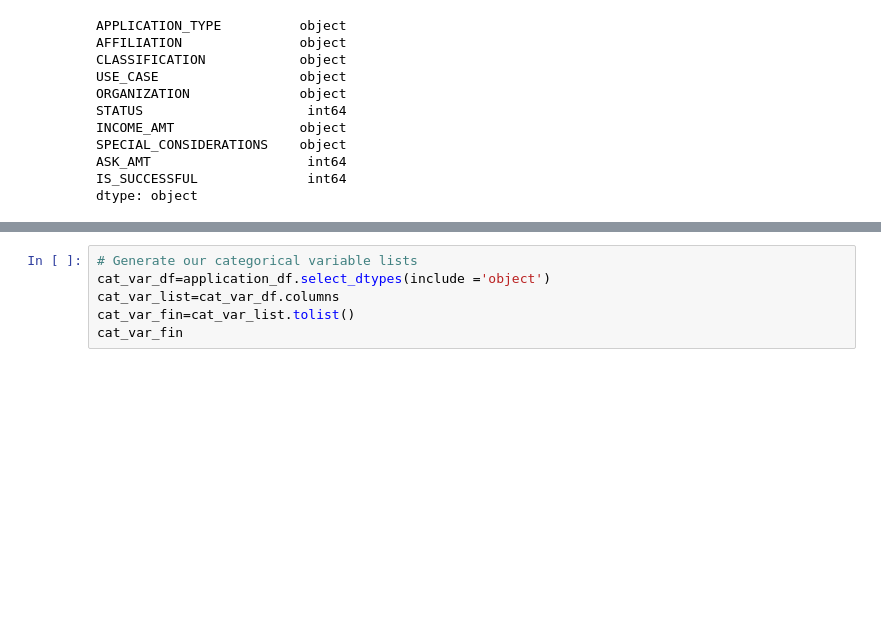
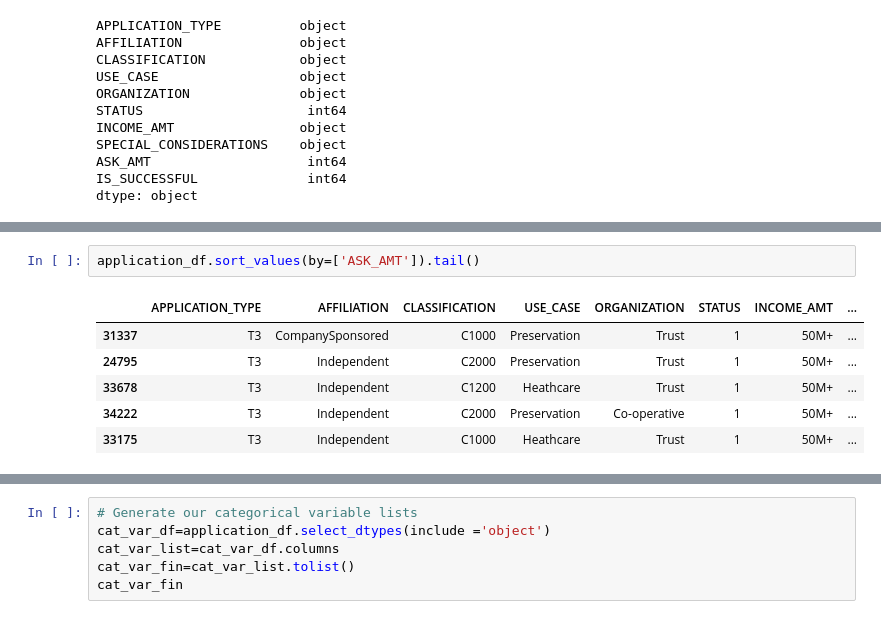
Before and after one commit to ethiry99/HW19_Neural_Network_Charity_Analysis, a Jupyter notebook: AlphabetSoupCharity_Optimized.ipynb, the cells around one changed output, grey strips where cells are left out. Cells and saved outputs as stored; diff of their text form; blank space fills up the shorter version.

```diff
--- a/AlphabetSoupCharity_Optimized.ipynb
+++ b/AlphabetSoupCharity_Optimized.ipynb
@@ -148,0 +210,9 @@ dtype: object
+# %%
+application_df.sort_values(by=['ASK_AMT']).tail()
+# %% [output]
+|  | APPLICATION_TYPE | AFFILIATION | CLASSIFICATION | USE_CASE | ORGANIZATION | STATUS | INCOME_AMT | ... |
+| 31337 | T3 | CompanySponsored | C1000 | Preservation | Trust | 1 | 50M+ | ... |
+| 24795 | T3 | Independent | C2000 | Preservation | Trust | 1 | 50M+ | ... |
+| 33678 | T3 | Independent | C1200 | Heathcare | Trust | 1 | 50M+ | ... |
+| 34222 | T3 | Independent | C2000 | Preservation | Co-operative | 1 | 50M+ | ... |
+| 33175 | T3 | Independent | C1000 | Heathcare | Trust | 1 | 50M+ | ... |
```
Also changed, not shown: parts of 24 cells of this notebook, 3 other files.
